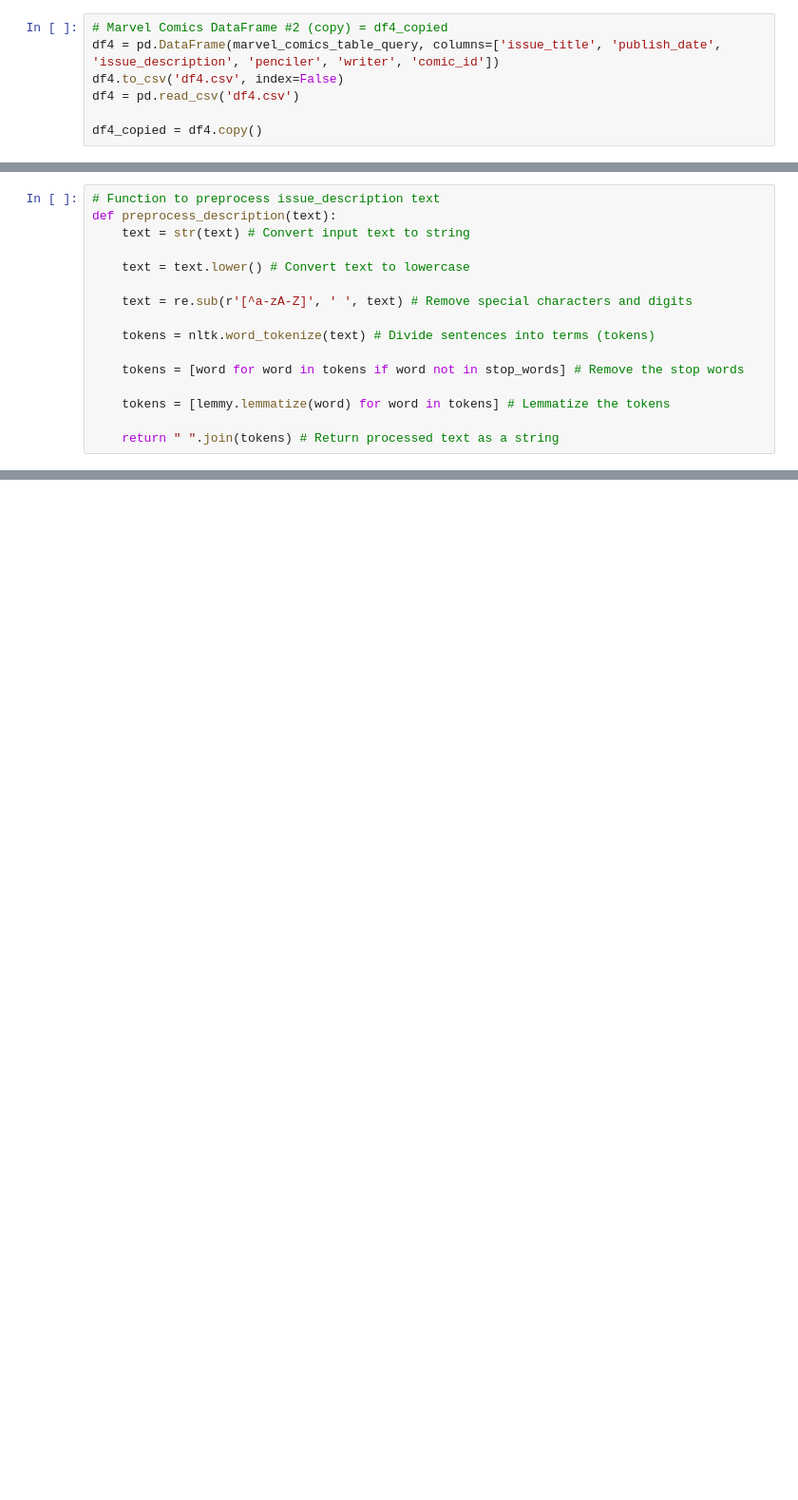
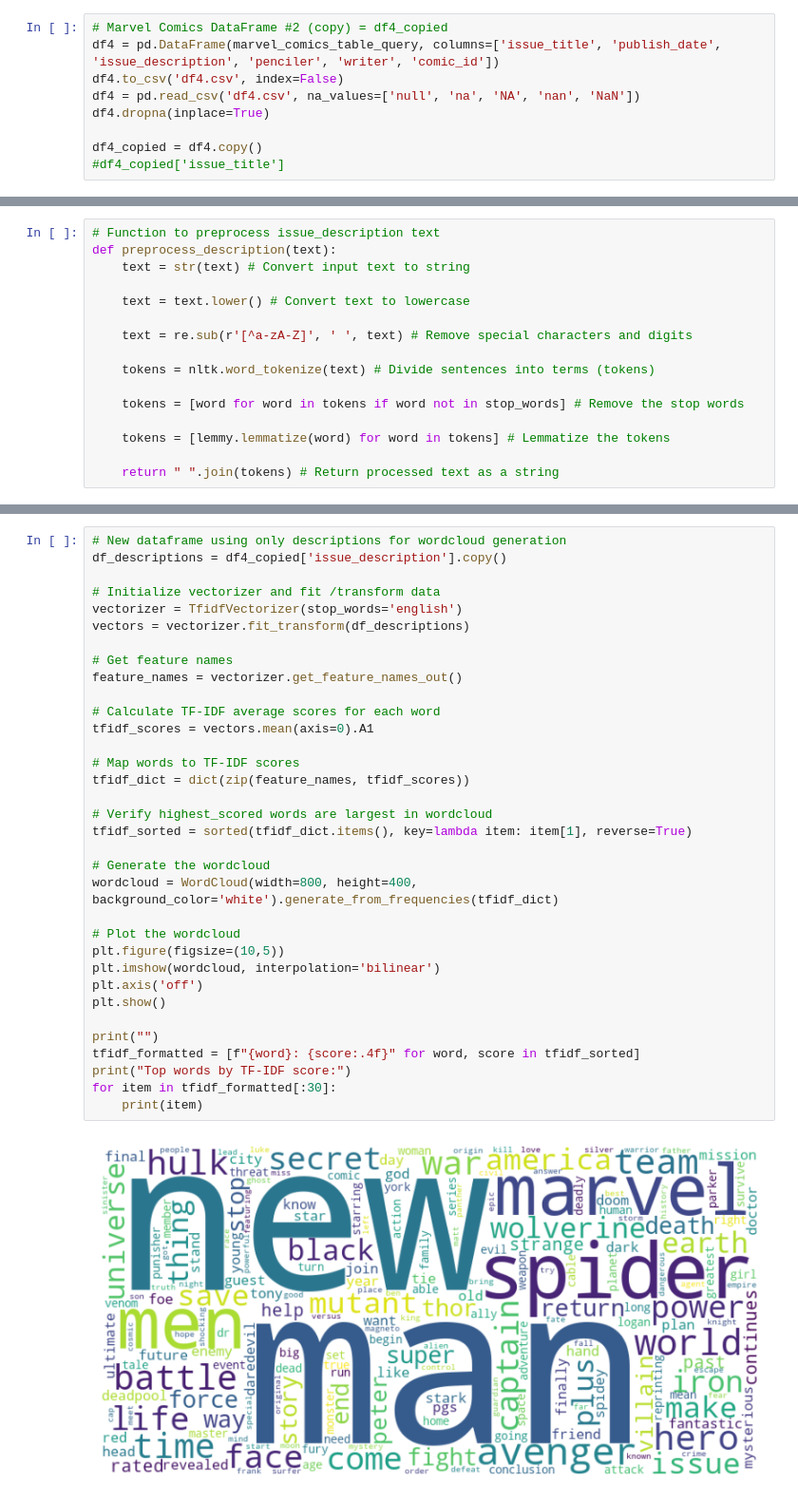
Before and after one commit to dbro558/Comic_Recommender, a Jupyter notebook: HM_CBR_System.ipynb, the cells around one changed output, grey strips where cells are left out. Shown at 95% size. Saved outputs shown, nothing was run; the diff lists cells and outputs as text; blank space fills up the shorter version.

```diff
--- a/HM_CBR_System.ipynb
+++ b/HM_CBR_System.ipynb
@@ -171,6 +201,8 @@ last_3_purchase_descrips = merged_df['issue_title'].to_list()
 # Marvel Comics DataFrame #2 (copy) = df4_copied
 df4 = pd.DataFrame(marvel_comics_table_query, columns=['issue_title', 'publish_date', 'issue_description', 'penciler', 'writer', 'comic_id'])
 df4.to_csv('df4.csv', index=False)
-df4 = pd.read_csv('df4.csv')
+df4 = pd.read_csv('df4.csv', na_values=['null', 'na', 'NA', 'nan', 'NaN'])
+df4.dropna(inplace=True)
 
 df4_copied = df4.copy()
+#df4_copied['issue_title']
@@ -759,0 +885,36 @@ logging.info("exit_button clicked")
+# %%
+# New dataframe using only descriptions for wordcloud generation
+df_descriptions = df4_copied['issue_description'].copy()
+
+# Initialize vectorizer and fit /transform data
+vectorizer = TfidfVectorizer(stop_words='english')
+vectors = vectorizer.fit_transform(df_descriptions)
+
+# Get feature names
+feature_names = vectorizer.get_feature_names_out()
+
+# Calculate TF-IDF average scores for each word
+tfidf_scores = vectors.mean(axis=0).A1
+
+# Map words to TF-IDF scores
+tfidf_dict = dict(zip(feature_names, tfidf_scores))
+
+# Verify highest_scored words are largest in wordcloud
+tfidf_sorted = sorted(tfidf_dict.items(), key=lambda item: item[1], reverse=True)
+
+# Generate the wordcloud
+wordcloud = WordCloud(width=800, height=400, background_color='white').generate_from_frequencies(tfidf_dict)
+
+# Plot the wordcloud
+plt.figure(figsize=(10,5))
+plt.imshow(wordcloud, interpolation='bilinear')
+plt.axis('off')
+plt.show()
+
+print("")
+tfidf_formatted = [f"{word}: {score:.4f}" for word, score in tfidf_sorted]
+print("Top words by TF-IDF score:")
+for item in tfidf_formatted[:30]:
+    print(item)
+# %% [output]
+[figure, added]
```
Also changed, not shown: parts of 54 cells of this notebook, 2 other files.
